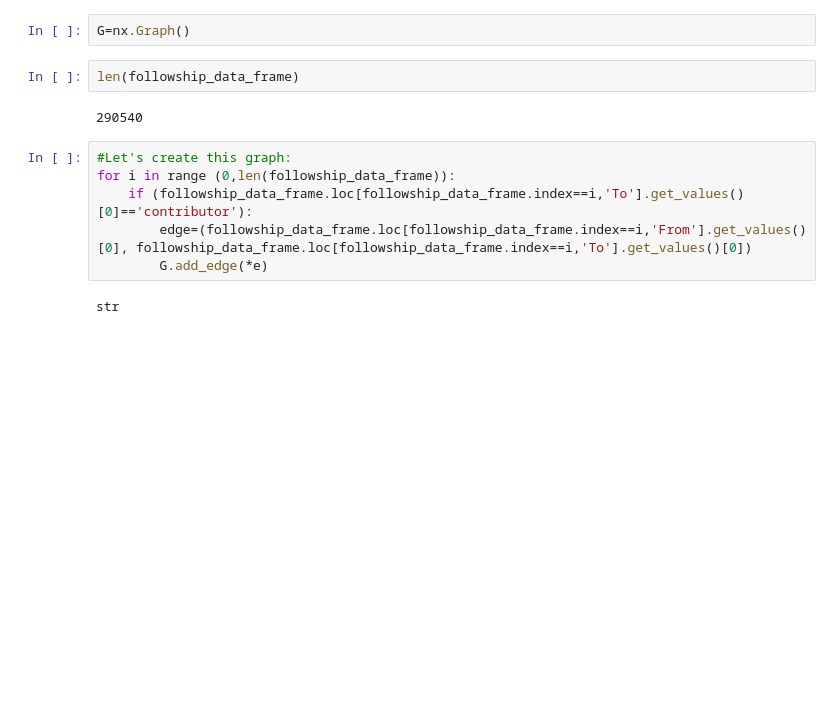
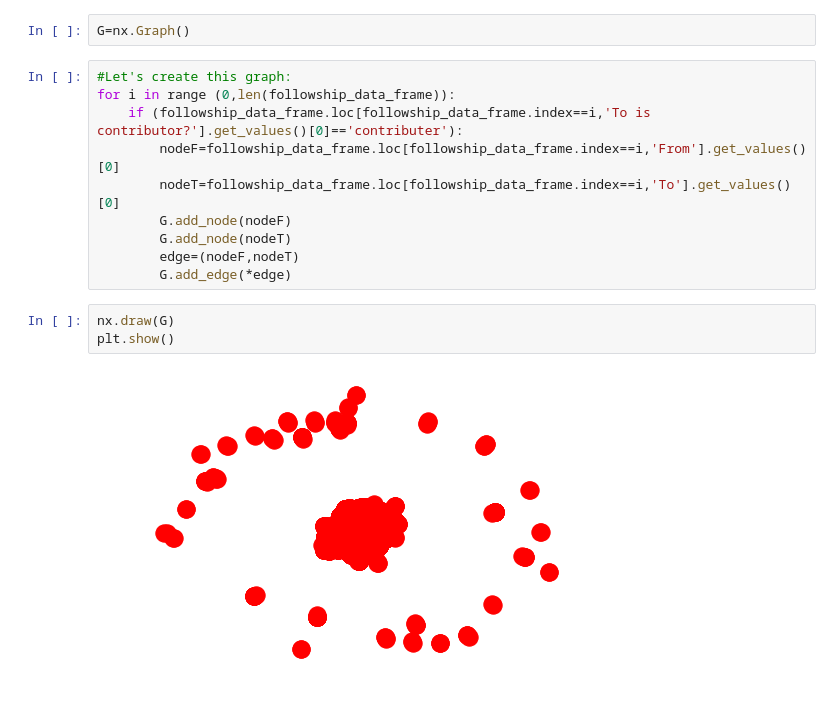
Before and after one commit to YoussefEssDS/Social-network-mining-and-analysis, a Jupyter notebook: GitHub-Mining.ipynb, the cells around one changed output. Saved outputs shown, nothing was run; the diff lists cells and outputs as text; blank space fills up the shorter version.

Commit message:
visualization

```diff
--- a/GitHub-Mining.ipynb
+++ b/GitHub-Mining.ipynb
@@ -155,15 +156,18 @@ followship_data_frame
 Let's attempt a visualization of the **intrest network for the contributers** of the Tensorflow repository using **Networkx**, afterwards we will use the open source software **Cytoscape** to visualize the same network.
 # %%
 G=nx.Graph()
-# %%
-len(followship_data_frame)
-# %% [output]
-290540
 # %%
 #Let's create this graph:
 for i in range (0,len(followship_data_frame)):
-    if (followship_data_frame.loc[followship_data_frame.index==i,'To'].get_values()[0]=='contributor'):
-        edge=(followship_data_frame.loc[followship_data_frame.index==i,'From'].get_values()[0], followship_data_frame.loc[followship_data_frame.index==i,'To'].get_values()[0])
-        G.add_edge(*e)
+    if (followship_data_frame.loc[followship_data_frame.index==i,'To is contributor?'].get_values()[0]=='contributer'):
+        nodeF=followship_data_frame.loc[followship_data_frame.index==i,'From'].get_values()[0]
+        nodeT=followship_data_frame.loc[followship_data_frame.index==i,'To'].get_values()[0]
+        G.add_node(nodeF)
+        G.add_node(nodeT)
+        edge=(nodeF,nodeT)
+        G.add_edge(*edge)
-# %% [output]
-str
+# %%
+nx.draw(G)
+plt.show()
+# %% [output]
+[figure, added]
```
Also changed, not shown: parts of 1 cell of this notebook.
